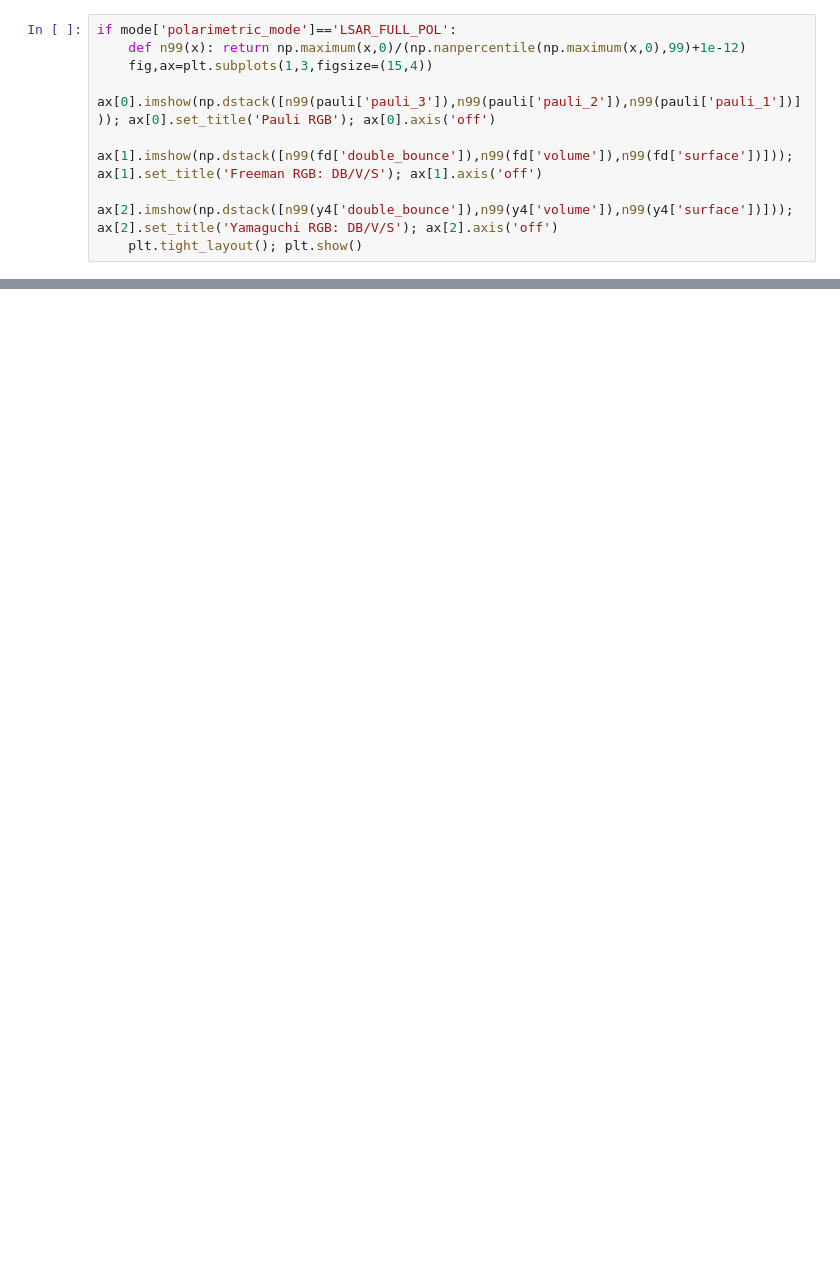
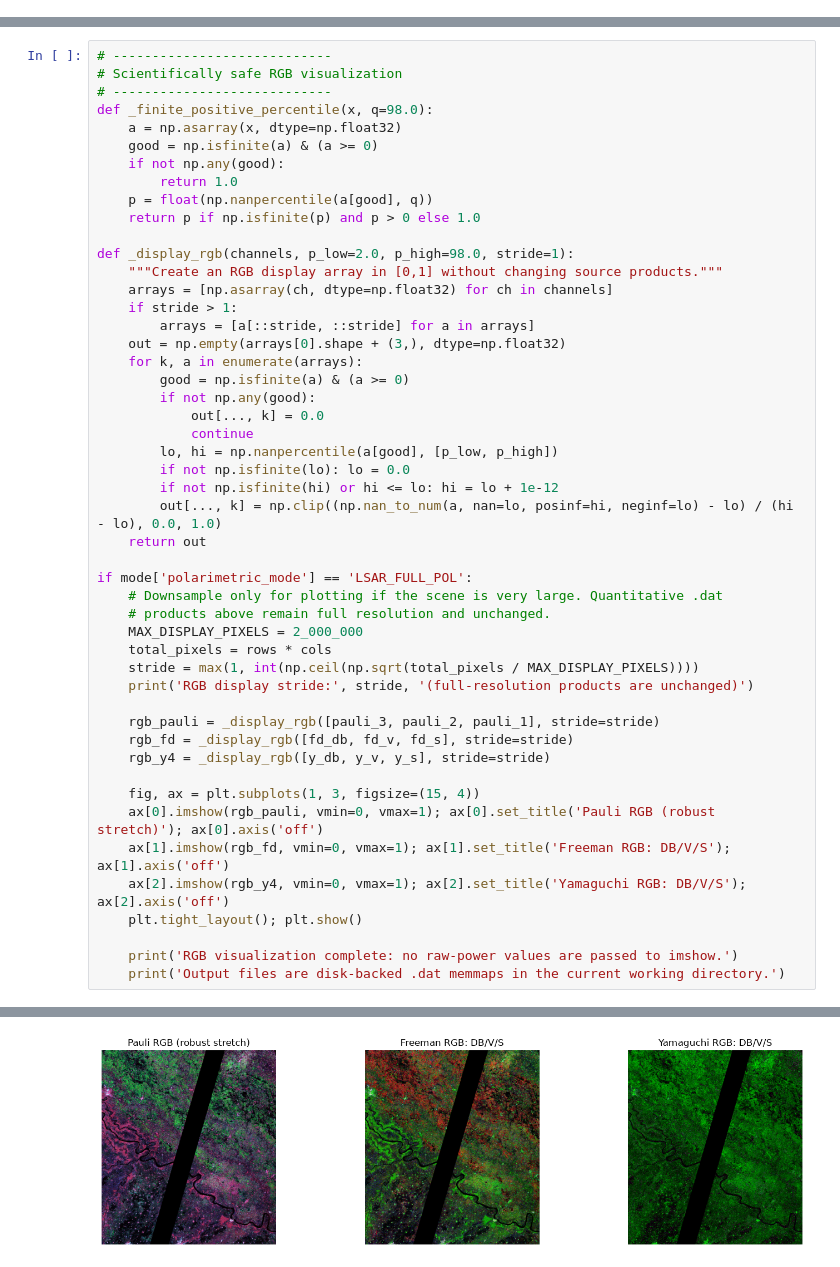
Before and after one commit to dharmendraisro/nisar-polarimetric-training, a Jupyter notebook: notebooks/17_LSAR_FullPol_Pauli_FreemanDurden_Yamaguchi.ipynb, the cells around one changed output, grey strips where cells are left out. Saved outputs shown, nothing was run; the diff lists cells and outputs as text; blank space fills up the shorter version.

```diff
--- a/notebooks/17_LSAR_FullPol_Pauli_FreemanDurden_Yamaguchi.ipynb
+++ b/notebooks/17_LSAR_FullPol_Pauli_FreemanDurden_Yamaguchi.ipynb
@@ -24,8 +0,0 @@ else:
-# %%
-if mode['polarimetric_mode']=='LSAR_FULL_POL':
-    def n99(x): return np.maximum(x,0)/(np.nanpercentile(np.maximum(x,0),99)+1e-12)
-    fig,ax=plt.subplots(1,3,figsize=(15,4))
-    ax[0].imshow(np.dstack([n99(pauli['pauli_3']),n99(pauli['pauli_2']),n99(pauli['pauli_1'])])); ax[0].set_title('Pauli RGB'); ax[0].axis('off')
-    ax[1].imshow(np.dstack([n99(fd['double_bounce']),n99(fd['volume']),n99(fd['surface'])])); ax[1].set_title('Freeman RGB: DB/V/S'); ax[1].axis('off')
-    ax[2].imshow(np.dstack([n99(y4['double_bounce']),n99(y4['volume']),n99(y4['surface'])])); ax[2].set_title('Yamaguchi RGB: DB/V/S'); ax[2].axis('off')
-    plt.tight_layout(); plt.show()
@@ -31,0 +200,50 @@ if mode['polarimetric_mode']=='LSAR_FULL_POL':
+# %%
+# ----------------------------
+# Scientifically safe RGB visualization
+# ----------------------------
+def _finite_positive_percentile(x, q=98.0):
+    a = np.asarray(x, dtype=np.float32)
+    good = np.isfinite(a) & (a >= 0)
+    if not np.any(good):
+        return 1.0
+    p = float(np.nanpercentile(a[good], q))
+    return p if np.isfinite(p) and p > 0 else 1.0
+
+def _display_rgb(channels, p_low=2.0, p_high=98.0, stride=1):
+    """Create an RGB display array in [0,1] without changing source products."""
+    arrays = [np.asarray(ch, dtype=np.float32) for ch in channels]
+    if stride > 1:
+        arrays = [a[::stride, ::stride] for a in arrays]
+    out = np.empty(arrays[0].shape + (3,), dtype=np.float32)
+    for k, a in enumerate(arrays):
+        good = np.isfinite(a) & (a >= 0)
+        if not np.any(good):
+            out[..., k] = 0.0
+            continue
+        lo, hi = np.nanpercentile(a[good], [p_low, p_high])
+        if not np.isfinite(lo): lo = 0.0
+        if not np.isfinite(hi) or hi <= lo: hi = lo + 1e-12
+        out[..., k] = np.clip((np.nan_to_num(a, nan=lo, posinf=hi, neginf=lo) - lo) / (hi - lo), 0.0, 1.0)
+    return out
+
+if mode['polarimetric_mode'] == 'LSAR_FULL_POL':
+    # Downsample only for plotting if the scene is very large. Quantitative .dat
+    # products above remain full resolution and unchanged.
+    MAX_DISPLAY_PIXELS = 2_000_000
+    total_pixels = rows * cols
+    stride = max(1, int(np.ceil(np.sqrt(total_pixels / MAX_DISPLAY_PIXELS))))
+    print('RGB display stride:', stride, '(full-resolution products are unchanged)')
+
+    rgb_pauli = _display_rgb([pauli_3, pauli_2, pauli_1], stride=stride)
+    rgb_fd = _display_rgb([fd_db, fd_v, fd_s], stride=stride)
+    rgb_y4 = _display_rgb([y_db, y_v, y_s], stride=stride)
+
+    fig, ax = plt.subplots(1, 3, figsize=(15, 4))
+    ax[0].imshow(rgb_pauli, vmin=0, vmax=1); ax[0].set_title('Pauli RGB (robust stretch)'); ax[0].axis('off')
+    ax[1].imshow(rgb_fd, vmin=0, vmax=1); ax[1].set_title('Freeman RGB: DB/V/S'); ax[1].axis('off')
+    ax[2].imshow(rgb_y4, vmin=0, vmax=1); ax[2].set_title('Yamaguchi RGB: DB/V/S'); ax[2].axis('off')
+    plt.tight_layout(); plt.show()
+
+    print('RGB visualization complete: no raw-power values are passed to imshow.')
+    print('Output files are disk-backed .dat memmaps in the current working directory.')
+# %% [output]
@@ -31,0 +251 @@ if mode['polarimetric_mode']=='LSAR_FULL_POL':
+[figure, added]
```
Also changed, not shown: parts of 8 cells of this notebook, 10 other files.
